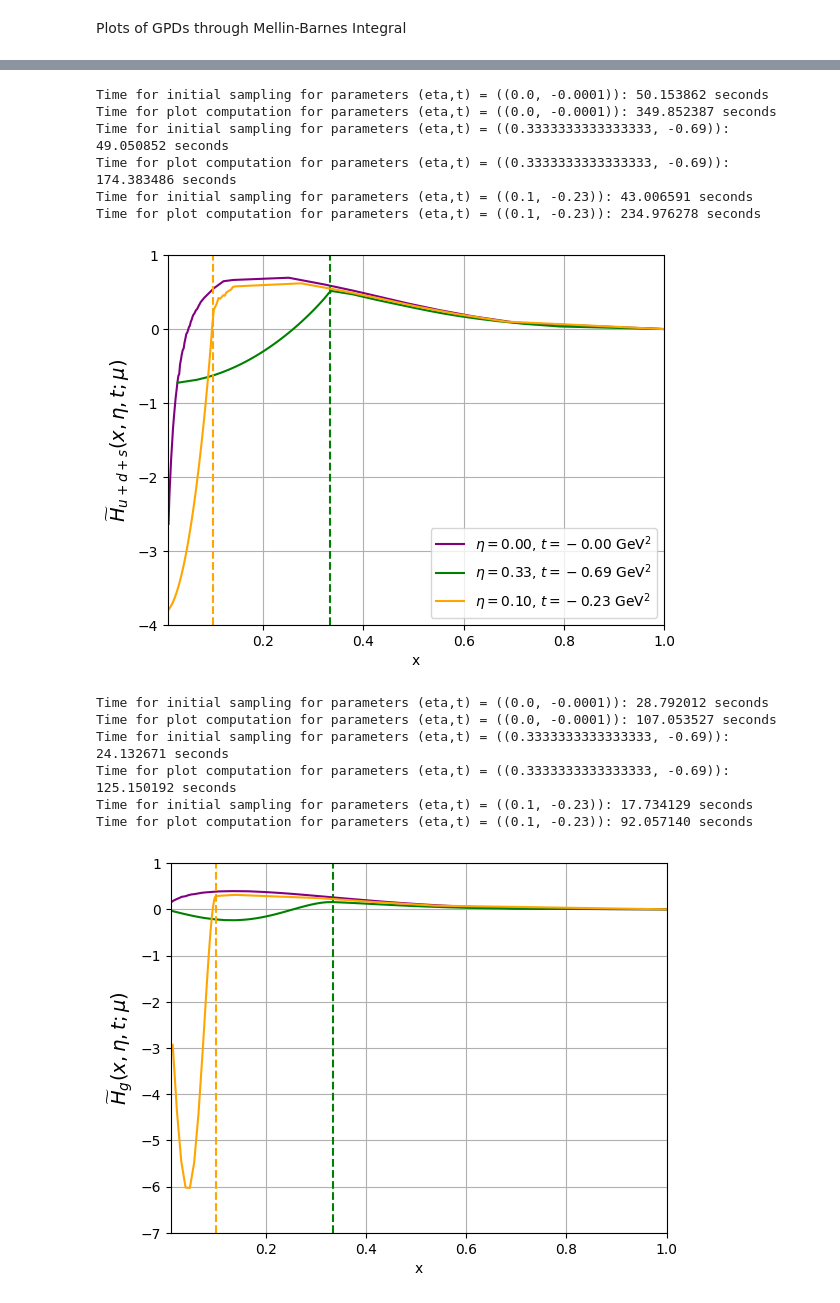
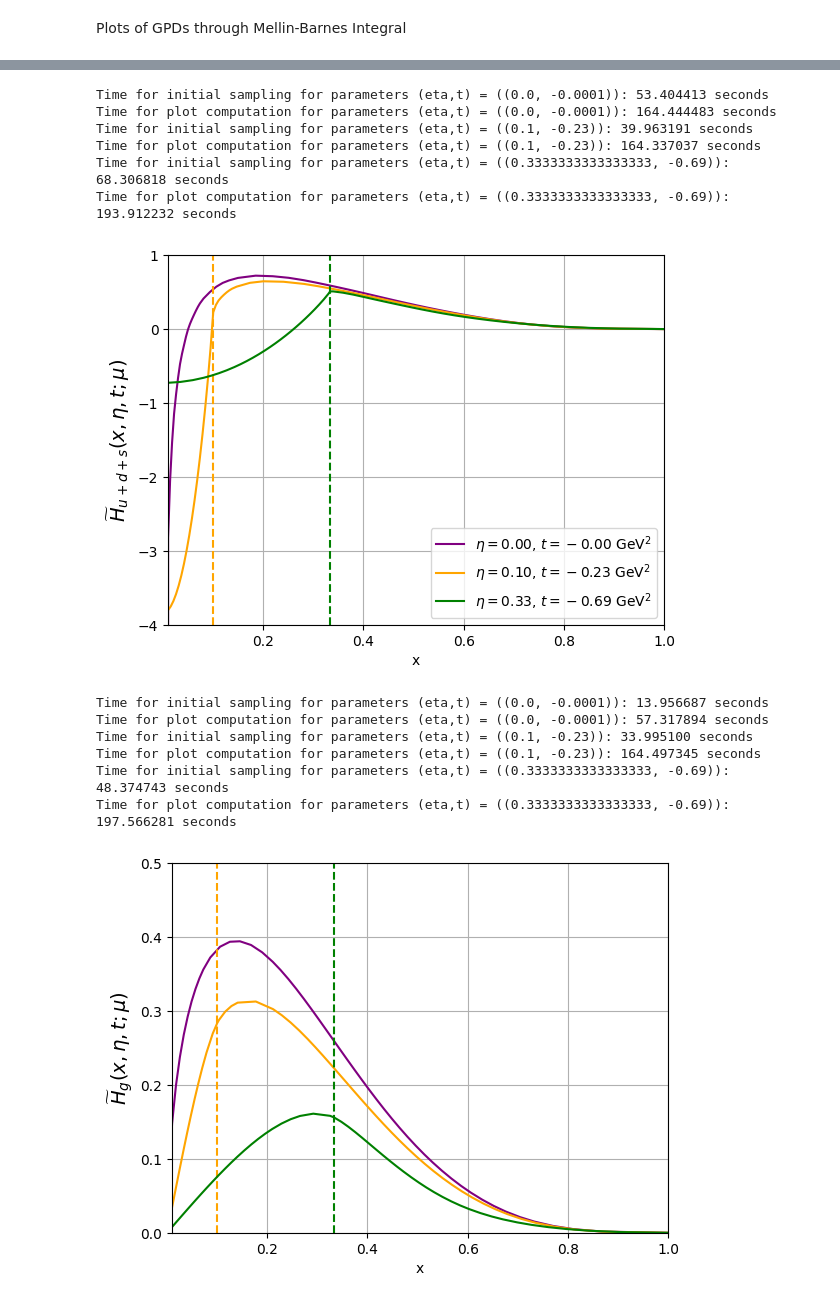
Before and after one commit to HechenMountain/stringy-gpds, a Jupyter notebook: StringBasedGPD.ipynb, the cells around one changed output, grey strips where cells are left out. Cells and saved outputs as stored; diff of their text form; code cells hidden in the pictures.

```diff
--- a/StringBasedGPD.ipynb
+++ b/StringBasedGPD.ipynb
@@ -199,9 +187,9 @@ def plot_gpds(particle="quark",moment_type="NonSingletIsovector",moment_label="A
     # Set plot parameters
     Nf, mu = 3,2
 
-    eta_array = [0.0,1/3,0.1]
-    t_array = [-1e-4,-0.69,-0.23]
-    colors = ["purple","green","orange"]
+    eta_array = [0.0,0.1,1/3]
+    t_array = [-1e-4,-0.23,-0.69]
+    colors = ["purple","orange","green"]
     # eta_array = [0.0,0.1]
     # t_array = [-1e-4,-0.23]
     # colors = ["purple","orange"]
@@ -222,6 +210,7 @@ def plot_gpds(particle="quark",moment_type="NonSingletIsovector",moment_label="A
 
     for eta, t, color in zip(eta_array,t_array,colors):
         if sampling:
+
             x_values = np.linspace(x_0, x_1, n_init)
 
             # Measure time for sampling initial points
@@ -231,8 +220,13 @@ def plot_gpds(particle="quark",moment_type="NonSingletIsovector",moment_label="A
 
             # Compute differences and scale intervals
             diffs = np.abs(np.diff(results))
-            scaled_intervals = diffs / np.sum(diffs)
+            # Ensure diffs is not zero for power
+            diffs += 1e-6
+            scaled_intervals = np.power(diffs, 0.5) / np.sum(np.power(diffs, 0.5))
             cumulative_intervals = np.cumsum(np.insert(scaled_intervals, 0, 0))
+            cumulative_intervals = x_0 + (x_1 - x_0) * (
+                cumulative_intervals - cumulative_intervals[0]) / (
+                    cumulative_intervals[-1] - cumulative_intervals[0])
 
             # Output sampling time
             print(f"Time for initial sampling for parameters (eta,t) = ({eta,t}): {end_time_sampling - start_time_sampling:.6f} seconds")
@@ -243,6 +237,13 @@ def plot_gpds(particle="quark",moment_type="NonSingletIsovector",moment_label="A
             x_values = np.interp(np.linspace(x_0, x_1, n_points), cumulative_intervals, x_values)
         else:
             x_values = np.linspace(x_0, x_1, n_points)
+
+        # Add crossover points
+        if eta not in x_values:
+            x_values = np.append(x_values,eta)
+        if - eta not in x_values and x_0 < 0:
+            x_values = np.append(x_values,-eta)
+        x_values = np.sort(x_values)
 
         results = Parallel(n_jobs=-1)(delayed(compute_result)(x,eta,t,mu) for x in x_values)
 
@@ -355,23 +357,23 @@ Time for plot computation for parameters (eta,t) = ((0.1, -0.23)): 135.023794 se
 # %%
 plot_gpds(particle="quark",moment_type="Singlet",moment_label="Atilde",error_bars=False,y_0=-4,y_1=1, plot_legend=True)
 # %% [output]
-Time for initial sampling for parameters (eta,t) = ((0.0, -0.0001)): 50.153862 seconds
-Time for plot computation for parameters (eta,t) = ((0.0, -0.0001)): 349.852387 seconds
-Time for initial sampling for parameters (eta,t) = ((0.3333333333333333, -0.69)): 49.050852 seconds
-Time for plot computation for parameters (eta,t) = ((0.3333333333333333, -0.69)): 174.383486 seconds
-Time for initial sampling for parameters (eta,t) = ((0.1, -0.23)): 43.006591 seconds
-Time for plot computation for parameters (eta,t) = ((0.1, -0.23)): 234.976278 seconds
+Time for initial sampling for parameters (eta,t) = ((0.0, -0.0001)): 53.404413 seconds
+Time for plot computation for parameters (eta,t) = ((0.0, -0.0001)): 164.444483 seconds
+Time for initial sampling for parameters (eta,t) = ((0.1, -0.23)): 39.963191 seconds
+Time for plot computation for parameters (eta,t) = ((0.1, -0.23)): 164.337037 seconds
+Time for initial sampling for parameters (eta,t) = ((0.3333333333333333, -0.69)): 68.306818 seconds
+Time for plot computation for parameters (eta,t) = ((0.3333333333333333, -0.69)): 193.912232 seconds
-[figure, old version]
+[figure, new version]
 # %%
-plot_gpds(particle="gluon",moment_type="Singlet",moment_label="Atilde",y_0=-7,y_1 = 1, error_bars=False)
+plot_gpds(particle="gluon",moment_type="Singlet",moment_label="Atilde",y_0=0,y_1 = .5, error_bars=False)
 # %% [output]
-Time for initial sampling for parameters (eta,t) = ((0.0, -0.0001)): 28.792012 seconds
-Time for plot computation for parameters (eta,t) = ((0.0, -0.0001)): 107.053527 seconds
-Time for initial sampling for parameters (eta,t) = ((0.3333333333333333, -0.69)): 24.132671 seconds
-Time for plot computation for parameters (eta,t) = ((0.3333333333333333, -0.69)): 125.150192 seconds
-Time for initial sampling for parameters (eta,t) = ((0.1, -0.23)): 17.734129 seconds
-Time for plot computation for parameters (eta,t) = ((0.1, -0.23)): 92.057140 seconds
+Time for initial sampling for parameters (eta,t) = ((0.0, -0.0001)): 13.956687 seconds
+Time for plot computation for parameters (eta,t) = ((0.0, -0.0001)): 57.317894 seconds
+Time for initial sampling for parameters (eta,t) = ((0.1, -0.23)): 33.995100 seconds
+Time for plot computation for parameters (eta,t) = ((0.1, -0.23)): 164.497345 seconds
+Time for initial sampling for parameters (eta,t) = ((0.3333333333333333, -0.69)): 48.374743 seconds
+Time for plot computation for parameters (eta,t) = ((0.3333333333333333, -0.69)): 197.566281 seconds
-[figure, old version]
+[figure, new version]
 # %%
 spin_orbit_corelation(1)
 spin_orbit_corelation(1,"NonSingletIsoscalar")
```
Also changed, not shown: parts of 18 cells of this notebook, 1 other file.
